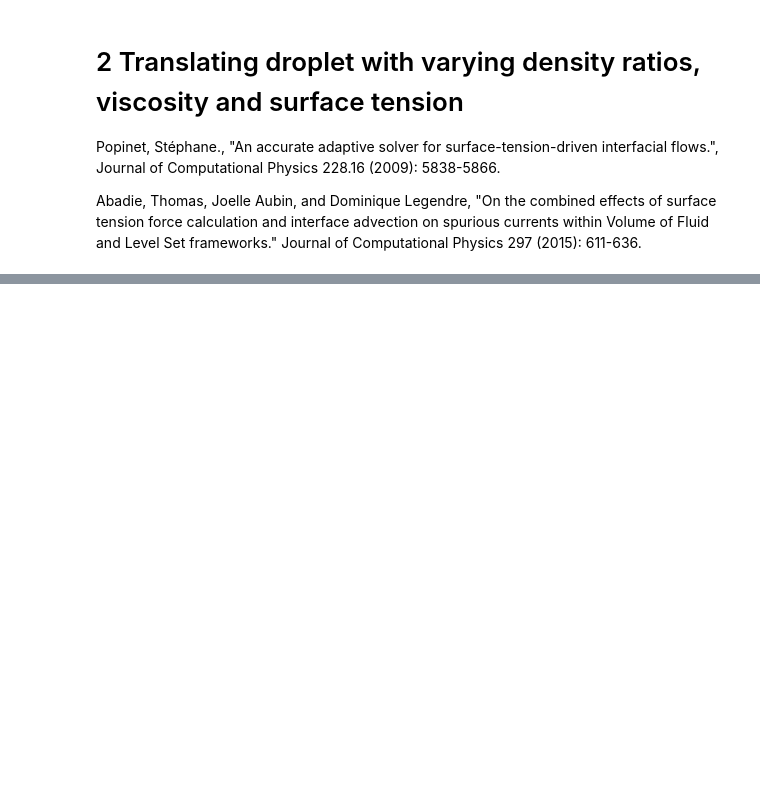
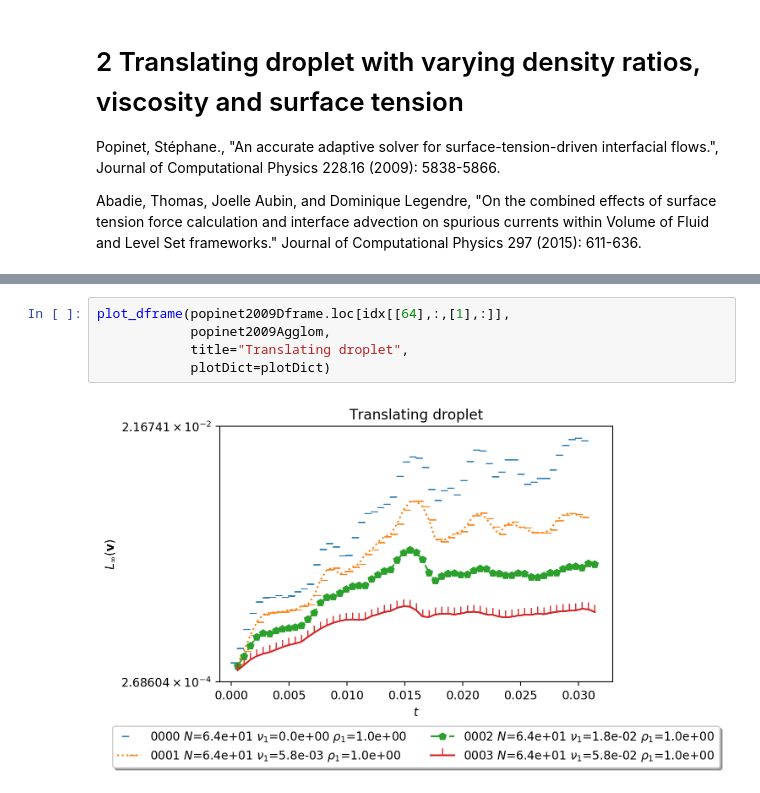
Before and after one commit to CRC-1194/lent, a Jupyter notebook: cases/flow-solution/translating-droplet/three-dimensional/translating-droplet-3D.ipynb, the cells around one changed output, grey strips where cells are left out. Drawn from its saved outputs; the diff is of its cells as text; blank space fills up the shorter version.

```diff
--- a/cases/flow-solution/translating-droplet/three-dimensional/translating-droplet-3D.ipynb
+++ b/cases/flow-solution/translating-droplet/three-dimensional/translating-droplet-3D.ipynb
@@ -87,0 +88,7 @@ plot_dframe(popinet2009Dframe.loc[idx[[16],:,[1],:]],
+# %%
+plot_dframe(popinet2009Dframe.loc[idx[[64],:,[1],:]],
+            popinet2009Agglom,
+            title="Translating droplet",
+            plotDict=plotDict)
+# %% [output]
+[figure, added]
```
Also changed, not shown: parts of 4 cells of this notebook.
